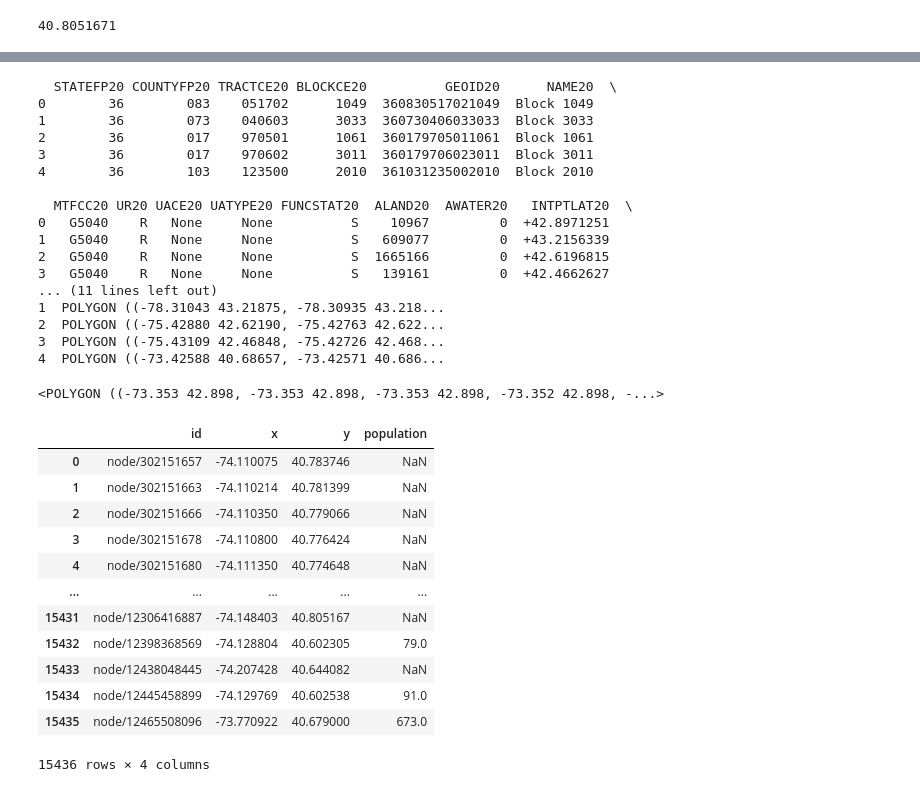
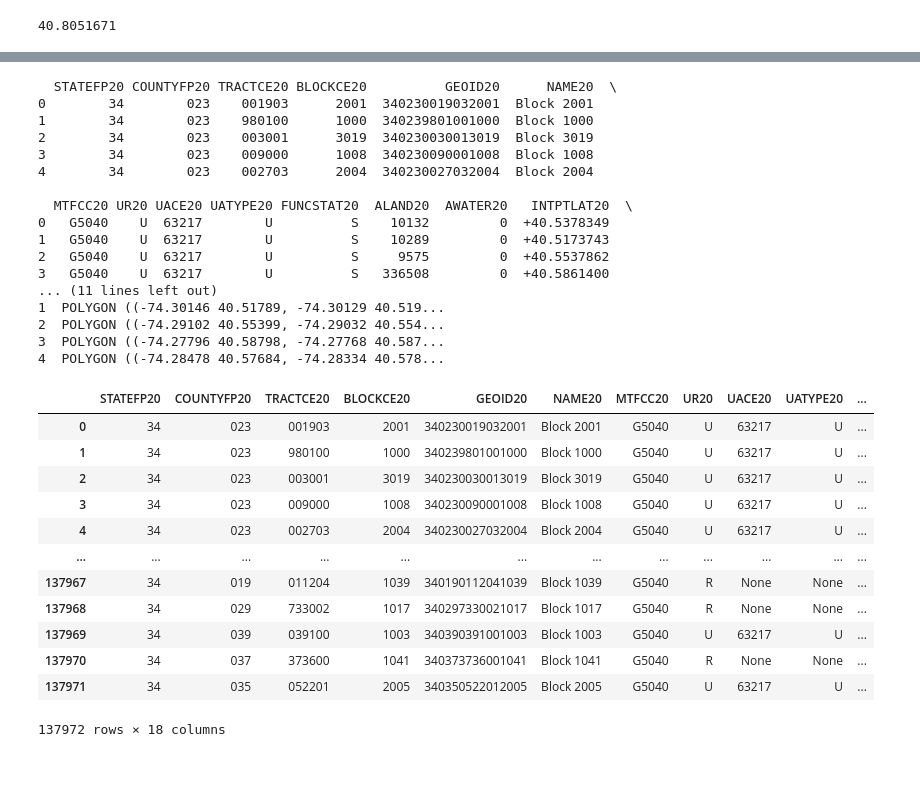
Before and after one commit to CoffeeAndConvexity/GUARD, a Jupyter notebook: notebooks/load_isg.ipynb, the cells around one changed output, grey strips where cells are left out. Cells and saved outputs as stored; diff of their text form; code cells hidden in the pictures.

```diff
--- a/notebooks/load_isg.ipynb
+++ b/notebooks/load_isg.ipynb
@@ -109,31 +141,43 @@ else:
 # %%
 # Load the shapefile
-blocks_gdf = gpd.read_file("tl_2020_36_tabblock20.shp")
-
+# blocks_gdf = gpd.read_file("tl_2020_36_tabblock20.shp")
+nj_blocks_gdf = gpd.read_file("tl_2020_34_tabblock20.shp")
 # Display the data
-print(blocks_gdf.head())
+print(nj_blocks_gdf.head())
 # %% [output]
   STATEFP20 COUNTYFP20 TRACTCE20 BLOCKCE20          GEOID20      NAME20  \
-0        36        083    051702      1049  360830517021049  Block 1049
-1        36        073    040603      3033  360730406033033  Block 3033
-2        36        017    970501      1061  360179705011061  Block 1061
-3        36        017    970602      3011  360179706023011  Block 3011
-4        36        103    123500      2010  361031235002010  Block 2010
+0        34        023    001903      2001  340230019032001  Block 2001
+1        34        023    980100      1000  340239801001000  Block 1000
+2        34        023    003001      3019  340230030013019  Block 3019
+3        34        023    009000      1008  340230090001008  Block 1008
+4        34        023    002703      2004  340230027032004  Block 2004
 
   MTFCC20 UR20 UACE20 UATYPE20 FUNCSTAT20  ALAND20  AWATER20   INTPTLAT20  \
-0   G5040    R   None     None          S    10967         0  +42.8971251
-1   G5040    R   None     None          S   609077         0  +43.2156339
-2   G5040    R   None     None          S  1665166         0  +42.6196815
-3   G5040    R   None     None          S   139161         0  +42.4662627
+0   G5040    U  63217        U          S    10132         0  +40.5378349
+1   G5040    U  63217        U          S    10289         0  +40.5173743
+2   G5040    U  63217        U          S     9575         0  +40.5537862
+3   G5040    U  63217        U          S   336508         0  +40.5861400
 ... (11 lines left out)
-1  POLYGON ((-78.31043 43.21875, -78.30935 43.218...
-2  POLYGON ((-75.42880 42.62190, -75.42763 42.622...
-3  POLYGON ((-75.43109 42.46848, -75.42726 42.468...
-4  POLYGON ((-73.42588 40.68657, -73.42571 40.686...
+1  POLYGON ((-74.30146 40.51789, -74.30129 40.519...
+2  POLYGON ((-74.29102 40.55399, -74.29032 40.554...
+3  POLYGON ((-74.27796 40.58798, -74.27768 40.587...
+4  POLYGON ((-74.28478 40.57684, -74.28334 40.578...
-# %%
-blocks_gdf["geometry"][0]
-# %% [output]
-<POLYGON ((-73.353 42.898, -73.353 42.898, -73.353 42.898, -73.352 42.898, -...>
+# %%
+nj_blocks_gdf
+# %% [output]
+|  | STATEFP20 | COUNTYFP20 | TRACTCE20 | BLOCKCE20 | GEOID20 | NAME20 | MTFCC20 | UR20 | UACE20 | UATYPE20 | ... |
+| 0 | 34 | 023 | 001903 | 2001 | 340230019032001 | Block 2001 | G5040 | U | 63217 | U | ... |
+| 1 | 34 | 023 | 980100 | 1000 | 340239801001000 | Block 1000 | G5040 | U | 63217 | U | ... |
+| 2 | 34 | 023 | 003001 | 3019 | 340230030013019 | Block 3019 | G5040 | U | 63217 | U | ... |
+| 3 | 34 | 023 | 009000 | 1008 | 340230090001008 | Block 1008 | G5040 | U | 63217 | U | ... |
+| 4 | 34 | 023 | 002703 | 2004 | 340230027032004 | Block 2004 | G5040 | U | 63217 | U | ... |
+| ... | ... | ... | ... | ... | ... | ... | ... | ... | ... | ... | ... |
+| 137967 | 34 | 019 | 011204 | 1039 | 340190112041039 | Block 1039 | G5040 | R | None | None | ... |
+| 137968 | 34 | 029 | 733002 | 1017 | 340297330021017 | Block 1017 | G5040 | R | None | None | ... |
+| 137969 | 34 | 039 | 039100 | 1003 | 340390391001003 | Block 1003 | G5040 | U | 63217 | U | ... |
+| 137970 | 34 | 037 | 373600 | 1041 | 340373736001041 | Block 1041 | G5040 | R | None | None | ... |
+| 137971 | 34 | 035 | 052201 | 2005 | 340350522012005 | Block 2005 | G5040 | U | 63217 | U | ... |
+137972 rows × 18 columns
 # %%
 from shapely.geometry import Point
 
@@ -187,19 +231,3 @@ power_df = assign_population(df_nodes, blocks_gdf, mode="block", radius=None)
-# %%
-power_df
-# %% [output]
-|  | id | x | y | population |
-| 0 | node/302151657 | -74.110075 | 40.783746 | NaN |
-| 1 | node/302151663 | -74.110214 | 40.781399 | NaN |
-| 2 | node/302151666 | -74.110350 | 40.779066 | NaN |
-| 3 | node/302151678 | -74.110800 | 40.776424 | NaN |
-| 4 | node/302151680 | -74.111350 | 40.774648 | NaN |
-| ... | ... | ... | ... | ... |
-| 15431 | node/12306416887 | -74.148403 | 40.805167 | NaN |
-| 15432 | node/12398368569 | -74.128804 | 40.602305 | 79.0 |
-| 15433 | node/12438048445 | -74.207428 | 40.644082 | NaN |
-| 15434 | node/12445458899 | -74.129769 | 40.602538 | 91.0 |
-| 15435 | node/12465508096 | -73.770922 | 40.679000 | 673.0 |
-15436 rows × 4 columns
 # %%
 import matplotlib.pyplot as plt
 
```
Also changed, not shown: parts of 24 cells of this notebook, 5 other files.
